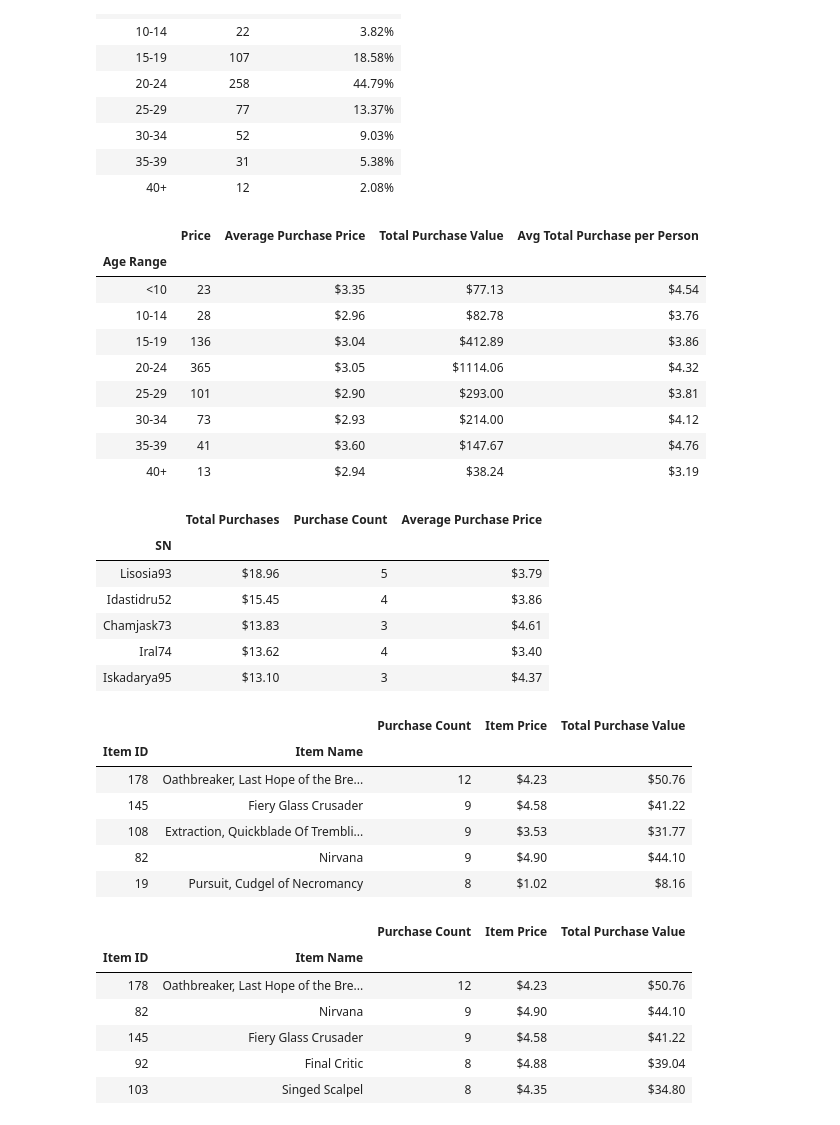
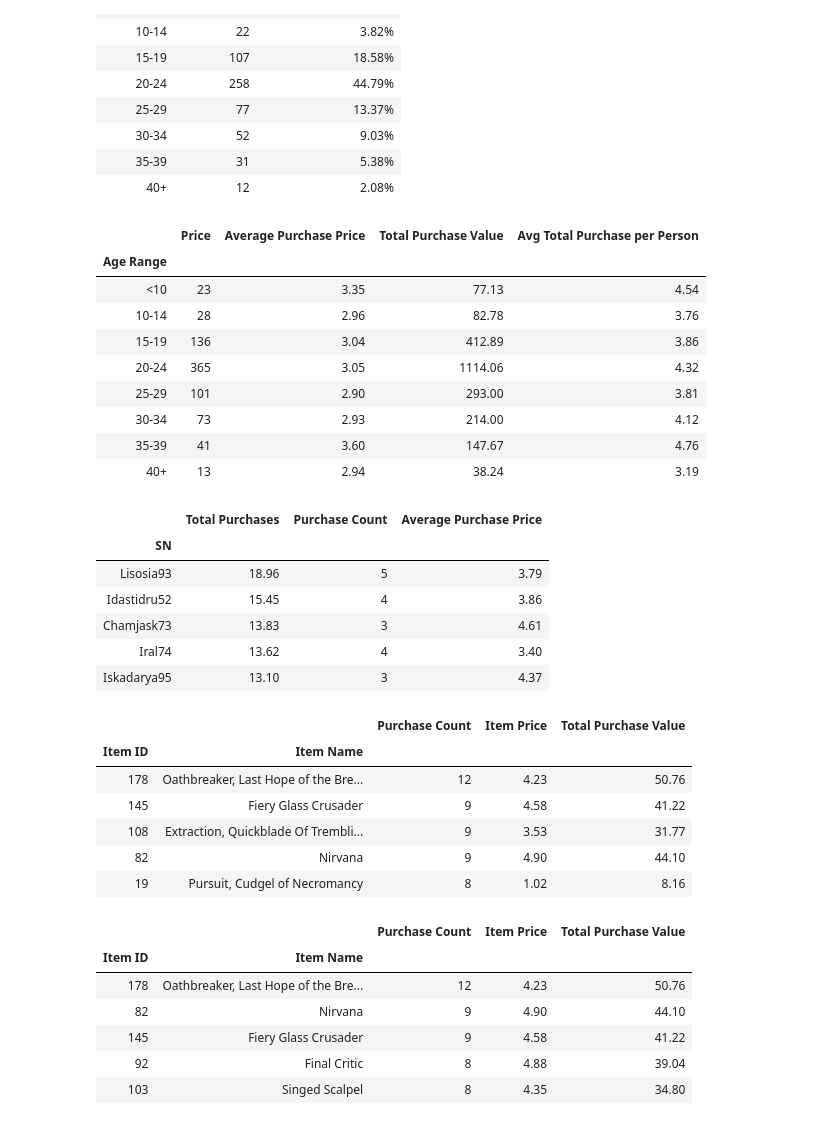
Before and after one commit to junyang42/pandas-challenge, a Jupyter notebook: HeroesOfPymoli/Heroes Of Pymoli.ipynb, the cells around one changed output. Saved outputs shown, nothing was run; the diff lists cells and outputs as text; code cells hidden in the pictures.

```diff
--- a/HeroesOfPymoli/Heroes Of Pymoli.ipynb
+++ b/HeroesOfPymoli/Heroes Of Pymoli.ipynb
@@ -102,9 +107,11 @@ new4 = new4.groupby("Gender")
 purchase_count = new4.count()
 
 average_purchase_p = new4.mean()
-average_purchase_p = "$" + average_purchase_p.round(2).astype(str)
+average_purchase_p = average_purchase_p.round(2)
+# average_purchase_p = "$" + average_purchase_p.round(2).astype(str)
 total_purchase_v = new4.sum()
-total_purchase_value = "$" + total_purchase_v.round(2).astype(str)
+total_purchase_value = total_purchase_v.round(2)
+# total_purchase_value = "$" + total_purchase_v.round(2).astype(str)
 # %%
 new_df = purchase_count.copy()
 for i in list(purchase_count.index.values):
@@ -166,21 +173,22 @@ for i in list(purchase_count2.index.values):
 
 # new_df2.dtypes
 # %%
-new_df2["Average Purchase Price"] = new_df2["Average Purchase Price"].map("${:.2f}".format)
-new_df2["Total Purchase Value"] = new_df2["Total Purchase Value"].map("${:.2f}".format)
-new_df2["Avg Total Purchase per Person"] = new_df2["Avg Total Purchase per Person"].map("${:.2f}".format)
+new_df2["Average Purchase Price"] = new_df2["Average Purchase Price"].map("{:.2f}".format)
+new_df2["Total Purchase Value"] = new_df2["Total Purchase Value"].map("{:.2f}".format)
+new_df2["Avg Total Purchase per Person"] = new_df2["Avg Total Purchase per Person"].map("{:.2f}".format)
+
 new_df2
 # %% [output]
 |  | Price | Average Purchase Price | Total Purchase Value | Avg Total Purchase per Person |
 | Age Range |  |  |  |  |
-| <10 | 23 | $3.35 | $77.13 | $4.54 |
-| 10-14 | 28 | $2.96 | $82.78 | $3.76 |
-| 15-19 | 136 | $3.04 | $412.89 | $3.86 |
-| 20-24 | 365 | $3.05 | $1114.06 | $4.32 |
-| 25-29 | 101 | $2.90 | $293.00 | $3.81 |
-| 30-34 | 73 | $2.93 | $214.00 | $4.12 |
-| 35-39 | 41 | $3.60 | $147.67 | $4.76 |
-| 40+ | 13 | $2.94 | $38.24 | $3.19 |
+| <10 | 23 | 3.35 | 77.13 | 4.54 |
+| 10-14 | 28 | 2.96 | 82.78 | 3.76 |
+| 15-19 | 136 | 3.04 | 412.89 | 3.86 |
+| 20-24 | 365 | 3.05 | 1114.06 | 4.32 |
+| 25-29 | 101 | 2.90 | 293.00 | 3.81 |
+| 30-34 | 73 | 2.93 | 214.00 | 4.12 |
+| 35-39 | 41 | 3.60 | 147.67 | 4.76 |
+| 40+ | 13 | 2.94 | 38.24 | 3.19 |
 # %%
 # Q6
 
@@ -202,17 +210,17 @@ new_df2["Average Purchase Price"] = average_purchase_p3
 new_df2 = new_df2.rename(columns={"Price":"Total Purchases"})
 
 new_df2.sort_values(by="Total Purchases", ascending=False, inplace=True)
-new_df2["Total Purchases"] = new_df2["Total Purchases"].map("${:.2f}".format)
-new_df2["Average Purchase Price"] = new_df2["Average Purchase Price"].map("${:.2f}".format)
+new_df2["Total Purchases"] = new_df2["Total Purchases"].map("{:.2f}".format)
+new_df2["Average Purchase Price"] = new_df2["Average Purchase Price"].map("{:.2f}".format)
 new_df2.head(5)
 # %% [output]
 |  | Total Purchases | Purchase Count | Average Purchase Price |
 | SN |  |  |  |
-| Lisosia93 | $18.96 | 5 | $3.79 |
-| Idastidru52 | $15.45 | 4 | $3.86 |
-| Chamjask73 | $13.83 | 3 | $4.61 |
-| Iral74 | $13.62 | 4 | $3.40 |
-| Iskadarya95 | $13.10 | 3 | $4.37 |
+| Lisosia93 | 18.96 | 5 | 3.79 |
+| Idastidru52 | 15.45 | 4 | 3.86 |
+| Chamjask73 | 13.83 | 3 | 4.61 |
+| Iral74 | 13.62 | 4 | 3.40 |
+| Iskadarya95 | 13.10 | 3 | 4.37 |
 # %%
 # Q7
 
@@ -232,30 +240,30 @@ new_df4["Total Purchase Value"] = total_purchase_v4
 # new_df4
 
 new_df5 = new_df4.sort_values(by="Purchase Count", ascending=False)
-new_df5["Total Purchase Value"] = new_df4["Total Purchase Value"].map("${:.2f}".format)
-new_df5["Item Price"] = new_df4["Item Price"].map("${:.2f}".format)
+new_df5["Total Purchase Value"] = new_df4["Total Purchase Value"].map("{:.2f}".format)
+new_df5["Item Price"] = new_df4["Item Price"].map("{:.2f}".format)
 
 new_df5.head(5)
 # %% [output]
 |  |  | Purchase Count | Item Price | Total Purchase Value |
 | Item ID | Item Name |  |  |  |
-| 178 | Oathbreaker, Last Hope of the Bre... | 12 | $4.23 | $50.76 |
-| 145 | Fiery Glass Crusader | 9 | $4.58 | $41.22 |
-| 108 | Extraction, Quickblade Of Trembli... | 9 | $3.53 | $31.77 |
-| 82 | Nirvana | 9 | $4.90 | $44.10 |
-| 19 | Pursuit, Cudgel of Necromancy | 8 | $1.02 | $8.16 |
+| 178 | Oathbreaker, Last Hope of the Bre... | 12 | 4.23 | 50.76 |
+| 145 | Fiery Glass Crusader | 9 | 4.58 | 41.22 |
+| 108 | Extraction, Quickblade Of Trembli... | 9 | 3.53 | 31.77 |
+| 82 | Nirvana | 9 | 4.90 | 44.10 |
+| 19 | Pursuit, Cudgel of Necromancy | 8 | 1.02 | 8.16 |
 # %%
 # Q8
 
 new_df6 = new_df4.sort_values(by="Total Purchase Value", ascending=False)
-new_df6["Total Purchase Value"] = new_df4["Total Purchase Value"].map("${:.2f}".format)
-new_df6["Item Price"] = new_df4["Item Price"].map("${:.2f}".format)
+new_df6["Total Purchase Value"] = new_df4["Total Purchase Value"].map("{:.2f}".format)
+new_df6["Item Price"] = new_df4["Item Price"].map("{:.2f}".format)
 new_df6.head(5)
 # %% [output]
 |  |  | Purchase Count | Item Price | Total Purchase Value |
 | Item ID | Item Name |  |  |  |
-| 178 | Oathbreaker, Last Hope of the Bre... | 12 | $4.23 | $50.76 |
-| 82 | Nirvana | 9 | $4.90 | $44.10 |
-| 145 | Fiery Glass Crusader | 9 | $4.58 | $41.22 |
-| 92 | Final Critic | 8 | $4.88 | $39.04 |
-| 103 | Singed Scalpel | 8 | $4.35 | $34.80 |
+| 178 | Oathbreaker, Last Hope of the Bre... | 12 | 4.23 | 50.76 |
+| 82 | Nirvana | 9 | 4.90 | 44.10 |
+| 145 | Fiery Glass Crusader | 9 | 4.58 | 41.22 |
+| 92 | Final Critic | 8 | 4.88 | 39.04 |
+| 103 | Singed Scalpel | 8 | 4.35 | 34.80 |
```
Also changed, not shown: parts of 2 cells of this notebook.
